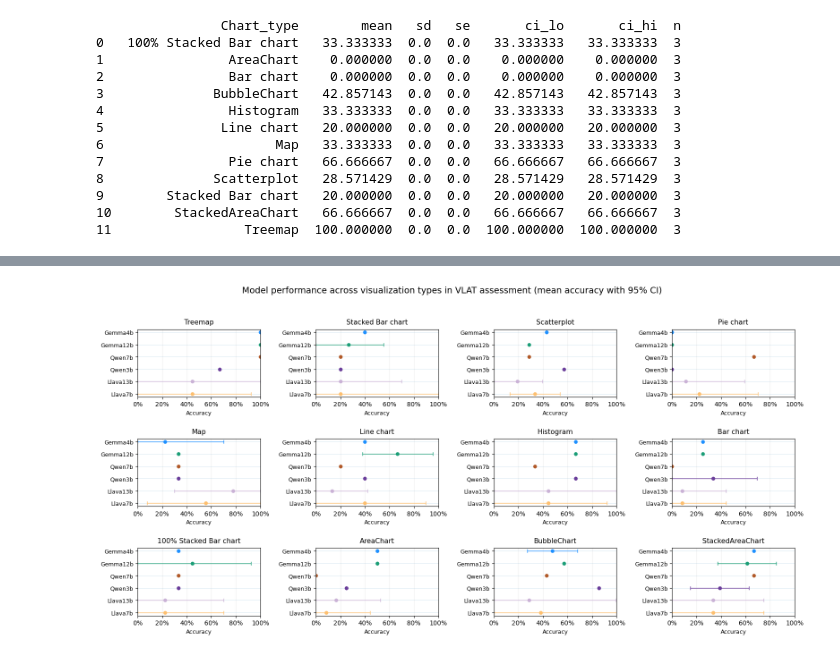
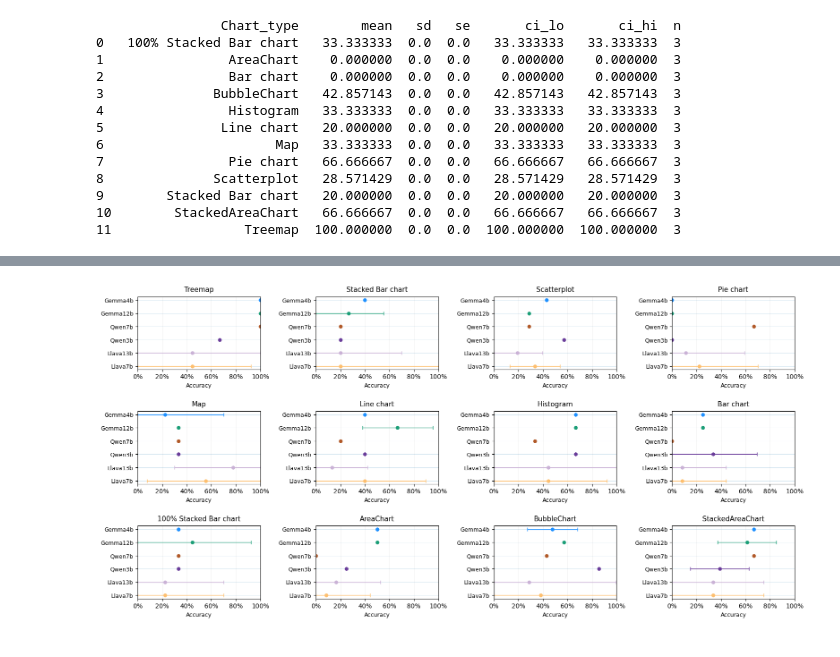
Before and after one commit to melitao/VLM-Eval-Research, a Jupyter notebook: Output/Visualization_Types.ipynb, the cells around one changed output, grey strips where cells are left out. Drawn from its saved outputs; the diff is of its cells as text; code cells hidden in the pictures.

```diff
--- a/Output/Visualization_Types.ipynb
+++ b/Output/Visualization_Types.ipynb
@@ -517,21 +517,21 @@ for ax, chart in zip(axes, CHARTS):
                 fmt='o', color=color, ecolor=color,
                 capsize=3, elinewidth=1, markersize=5
             )
 
     ax.set_title(chart, fontsize=11, pad=8)
     ax.set_xlim(0, 100)
     ax.set_yticks(y)
     ax.set_yticklabels(MODEL_ORDER, fontsize=9)
 
     ax.set_xticks(np.arange(0, 101, 20))
     ax.xaxis.set_major_formatter(FuncFormatter(lambda x, _: f"{int(x)}%"))
     ax.tick_params(axis='x', which='both', labelbottom=True)  # re-enable labels even with sharex
     ax.set_xlabel("Accuracy", fontsize=9)
     ax.grid(axis="x", alpha=0.2)
 
-fig.suptitle("Model performance across visualization types in VLAT assessment (mean accuracy with 95% CI)", fontsize=14)
+# fig.suptitle("Model performance across visualization types in VLAT assessment (mean accuracy with 95% CI)", fontsize=14)
 fig.tight_layout(rect=[0, 0, 1, 0.95], h_pad=2.0, w_pad=1.5)
 plt.savefig("vlat_types_dot_ci_panels.png", dpi=300, bbox_inches="tight")
 plt.show()
 # %% [output]
-[figure, old version]
+[figure, new version]
```
Also changed, not shown: 20 other files.
